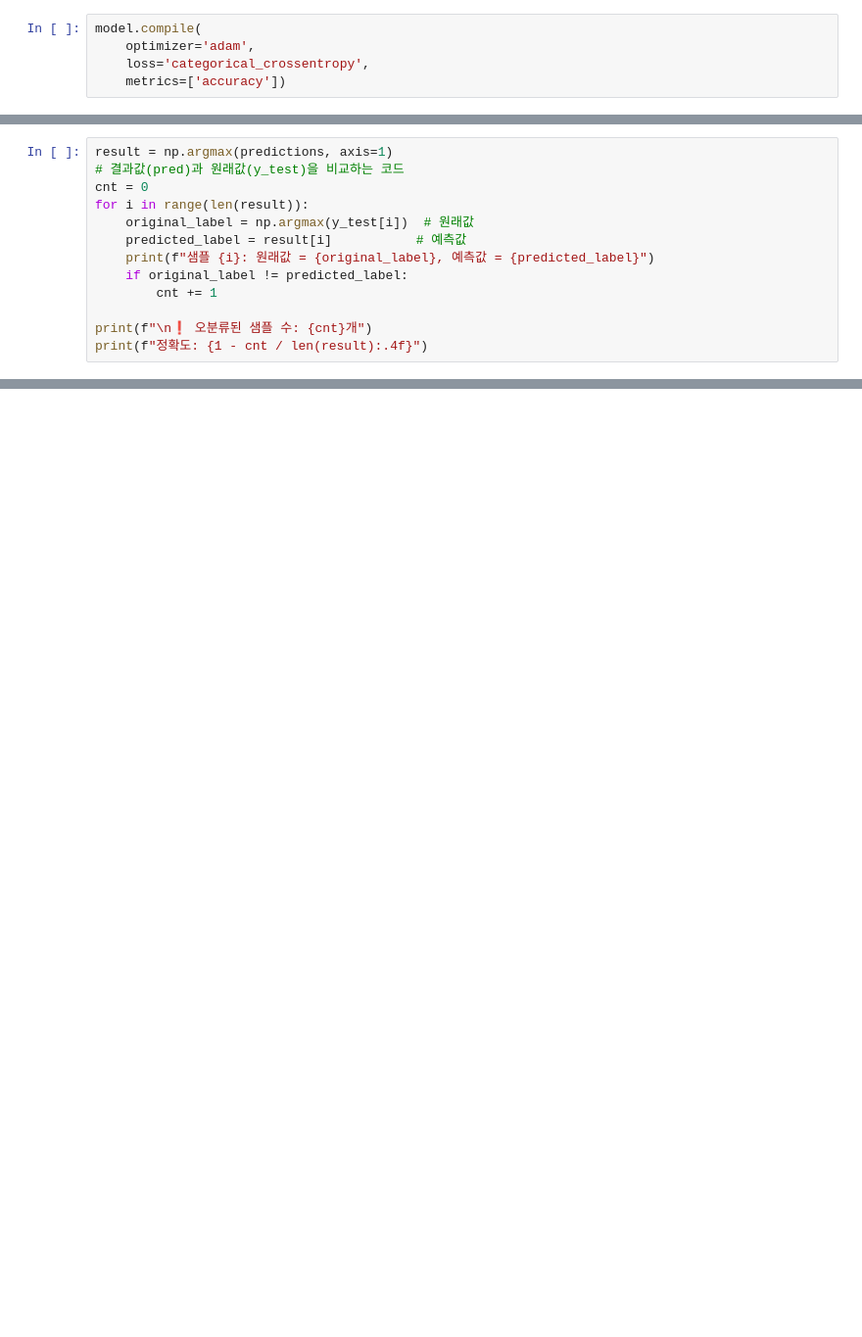
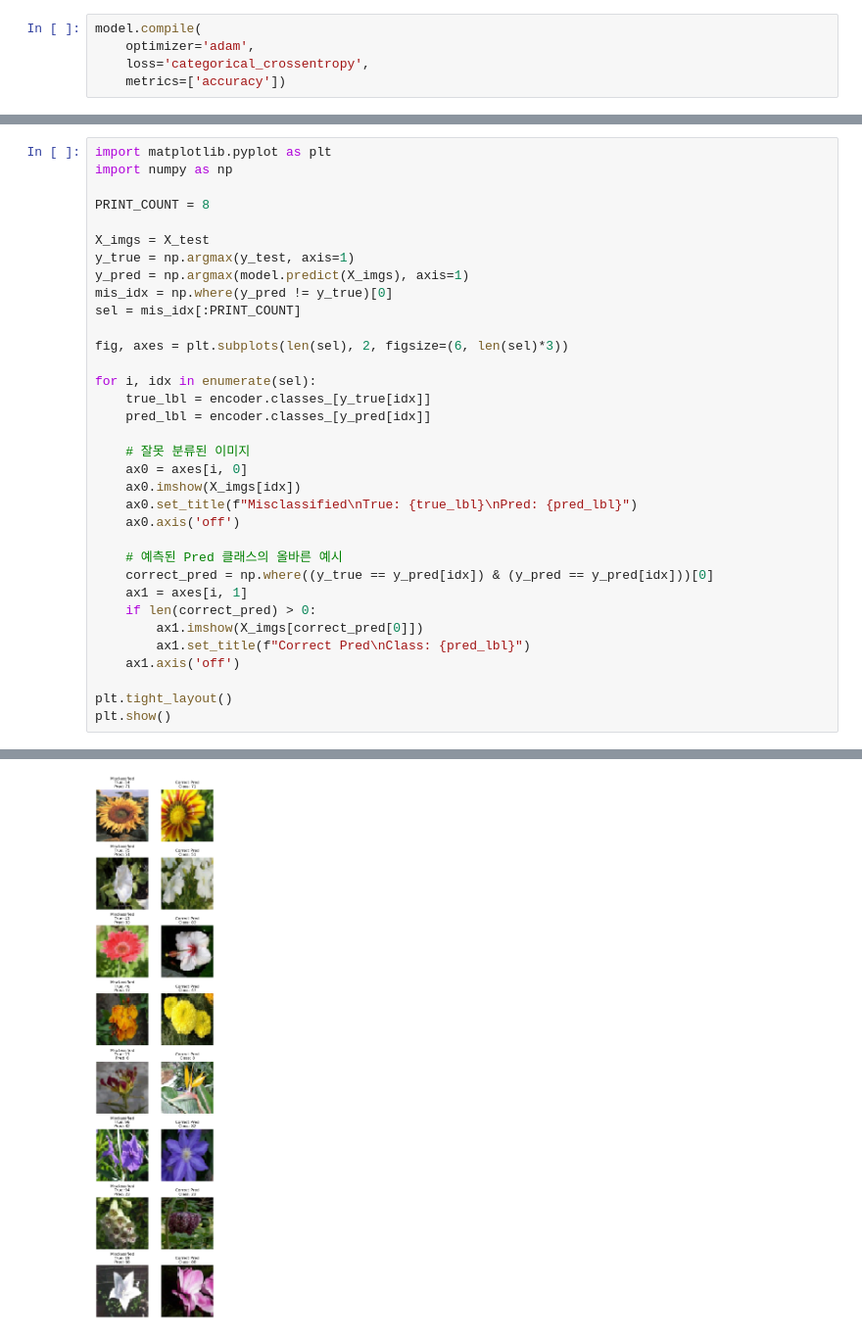
Before and after one commit to dgh06175/ai-study, a Jupyter notebook: deep-learning/term-project/term-project.ipynb, the cells around one changed output, grey strips where cells are left out. Shown at 98% size. Saved outputs shown, nothing was run; the diff lists cells and outputs as text; blank space fills up the shorter version.

```diff
--- a/deep-learning/term-project/term-project.ipynb
+++ b/deep-learning/term-project/term-project.ipynb
@@ -186,13 +200,0 @@ predictions = model.predict(validation_generator)
-# %%
-result = np.argmax(predictions, axis=1)
-# 결과값(pred)과 원래값(y_test)을 비교하는 코드
-cnt = 0
-for i in range(len(result)):
-    original_label = np.argmax(y_test[i])  # 원래값
-    predicted_label = result[i]           # 예측값
-    print(f"샘플 {i}: 원래값 = {original_label}, 예측값 = {predicted_label}")
-    if original_label != predicted_label:
-        cnt += 1
-
-print(f"\n❗️ 오분류된 샘플 수: {cnt}개")
-print(f"정확도: {1 - cnt / len(result):.4f}")
@@ -220,0 +206,35 @@ print(f"정확도: {1 - cnt / len(result):.4f}")
+# %%
+import matplotlib.pyplot as plt
+import numpy as np
+
+PRINT_COUNT = 8
+
+X_imgs = X_test
+y_true = np.argmax(y_test, axis=1)
+y_pred = np.argmax(model.predict(X_imgs), axis=1)
+mis_idx = np.where(y_pred != y_true)[0]
+sel = mis_idx[:PRINT_COUNT]
+
+fig, axes = plt.subplots(len(sel), 2, figsize=(6, len(sel)*3))
+
+for i, idx in enumerate(sel):
+    true_lbl = encoder.classes_[y_true[idx]]
+    pred_lbl = encoder.classes_[y_pred[idx]]
+
+    # 잘못 분류된 이미지
+    ax0 = axes[i, 0]
+    ax0.imshow(X_imgs[idx])
+    ax0.set_title(f"Misclassified\nTrue: {true_lbl}\nPred: {pred_lbl}")
+    ax0.axis('off')
+
+    # 예측된 Pred 클래스의 올바른 예시
+    correct_pred = np.where((y_true == y_pred[idx]) & (y_pred == y_pred[idx]))[0]
+    ax1 = axes[i, 1]
+    if len(correct_pred) > 0:
+        ax1.imshow(X_imgs[correct_pred[0]])
+        ax1.set_title(f"Correct Pred\nClass: {pred_lbl}")
+    ax1.axis('off')
+
+plt.tight_layout()
+plt.show()
+# %% [output]
@@ -220,0 +242 @@ print(f"정확도: {1 - cnt / len(result):.4f}")
+[figure, added]
```
Also changed, not shown: parts of 19 cells of this notebook.
